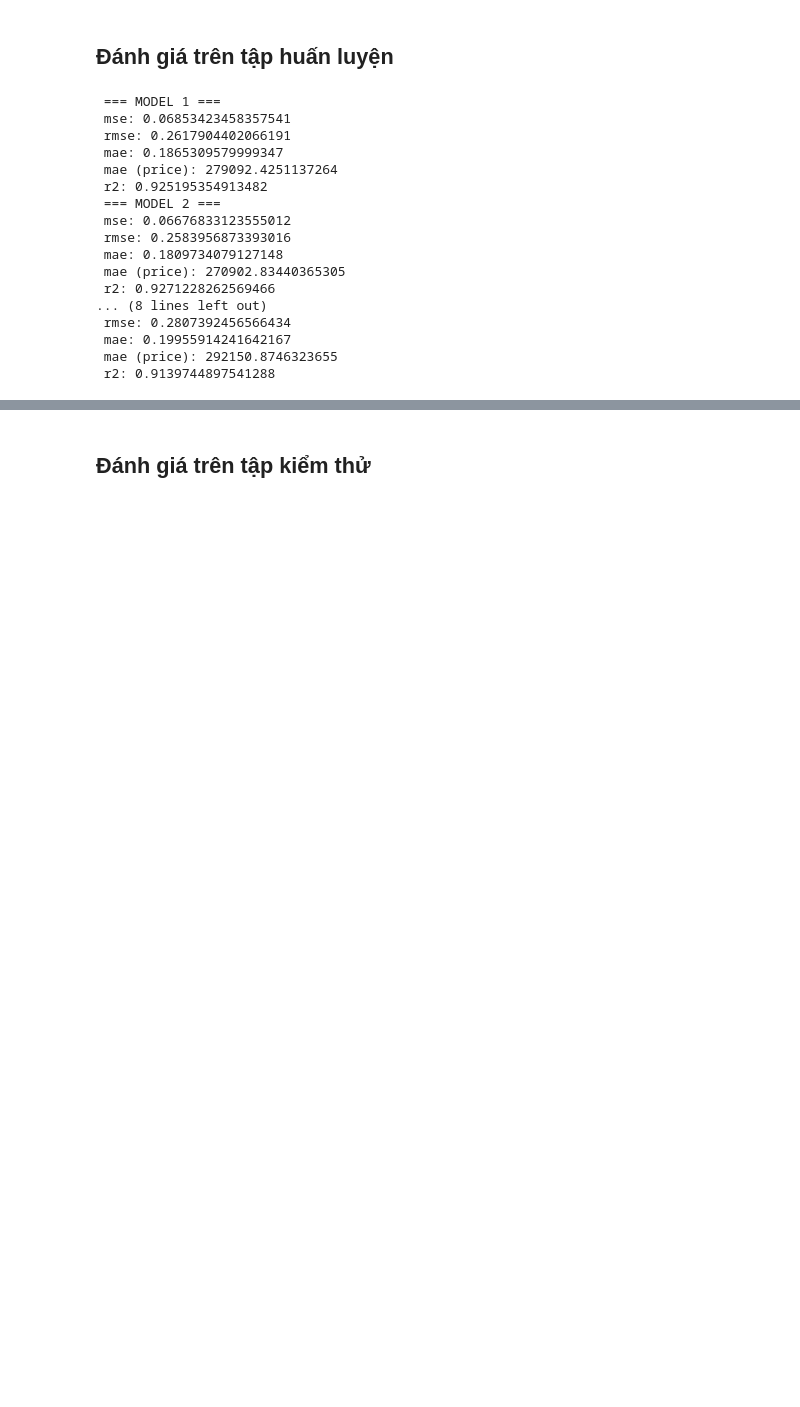
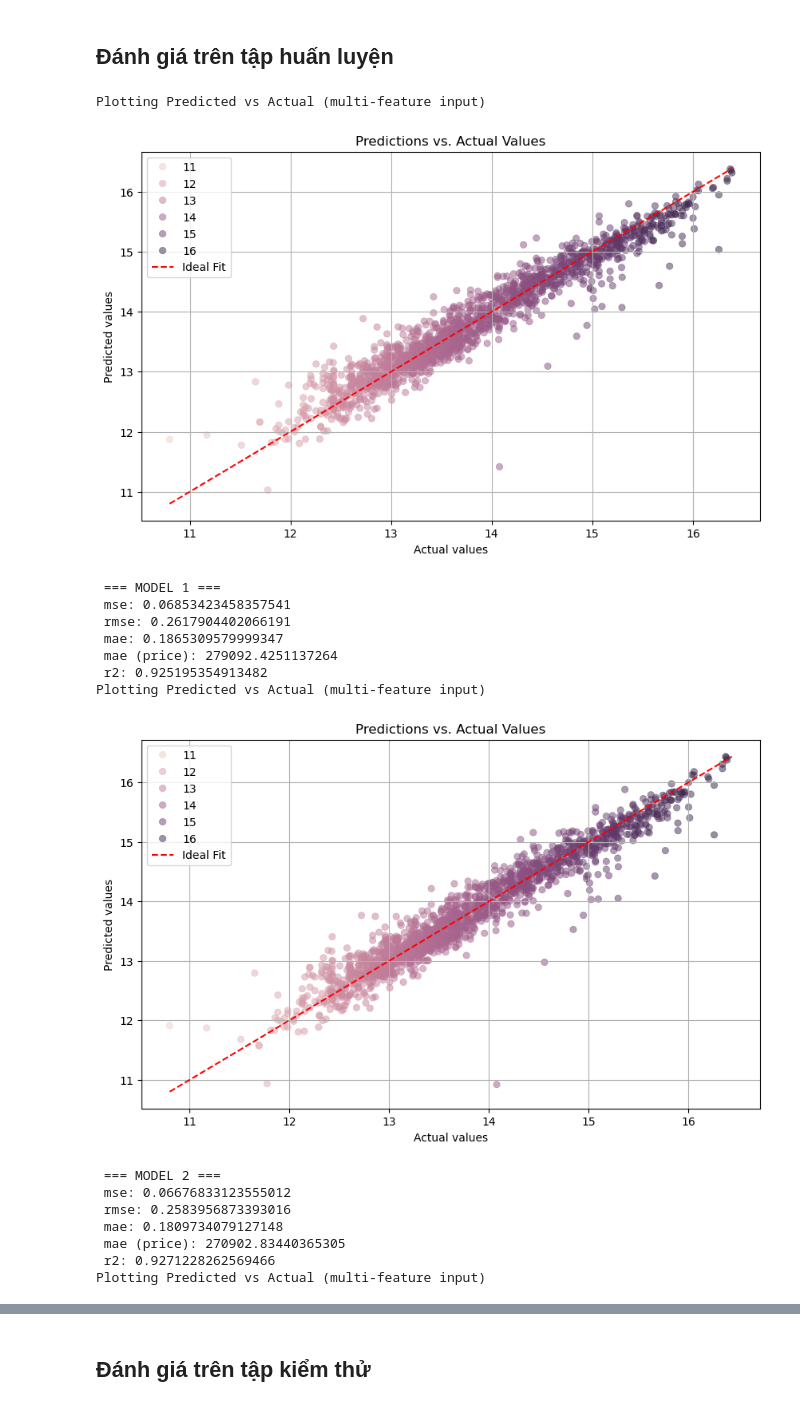
Before and after one commit to BrdH7940/Car-Price-Prediction, a Jupyter notebook: Lab.ipynb, the cells around one changed output, grey strips where cells are left out. Drawn from its saved outputs; the diff is of its cells as text; code cells hidden in the pictures; blank space fills up the shorter version.

Commit message:
[Feat] Add Visualization

```diff
--- a/Lab.ipynb
+++ b/Lab.ipynb
@@ -1136,52 +1136,57 @@ Công thức hồi quy:
 # %% [markdown]
 ## Đánh giá trên tập huấn luyện
 # %%
+from Utils.visualization import *
+
 SAVING_MODEL_PATH = 'ModelSave/linear_regression_model_'
 SAVING_SCALER_PATH = 'ModelSave/scaler_'
 
 df = pd.read_csv("Data/train.csv")
 processor = VehicleDataPreprocessor()
 df = processor.preprocess(df, train=True, norm=False)
 
 y = df["Log_Price"]
 X = df.drop("Log_Price", axis=1)
 
 X = FeatureSelector._non_linearize_features(X)
 
 for i in range(1, 5):
     feats, X_train = FeatureSelector.get_df(X, model_id=i, get_Log_Price=False)
 
     scaler_path = f"{SAVING_SCALER_PATH}{i}" + '.pkl'
     model_path = SAVING_MODEL_PATH + str(i) + '.pkl'
 
     with open(scaler_path, 'rb') as f:
         scaler = pickle.load(f)
 
     X_train = scaler.transform(X_train)
 
     with open(model_path, 'rb') as f:
         model = pickle.load(f)
 
     y_pred = model.predict(X_train)
     results = model._evaluate(y, y_pred)
+
+    visualize_results(X_train, y, y_pred)
+
     print(f" === MODEL {i} === ")
     for metric, value in results.items():
         print(f" {metric}: {value}")
 # %% [output]
- === MODEL 1 ===
- mse: 0.06853423458357541
- rmse: 0.2617904402066191
- mae: 0.1865309579999347
- mae (price): 279092.4251137264
- r2: 0.925195354913482
- === MODEL 2 ===
- mse: 0.06676833123555012
- rmse: 0.2583956873393016
- mae: 0.1809734079127148
- mae (price): 270902.83440365305
- r2: 0.9271228262569466
-... (8 lines left out)
- rmse: 0.2807392456566434
- mae: 0.19955914241642167
- mae (price): 292150.8746323655
- r2: 0.9139744897541288
+Plotting Predicted vs Actual (multi-feature input)
+[figure, added]
+ === MODEL 1 ===
+ mse: 0.06853423458357541
+ rmse: 0.2617904402066191
+ mae: 0.1865309579999347
+ mae (price): 279092.4251137264
+ r2: 0.925195354913482
+Plotting Predicted vs Actual (multi-feature input)
+[figure, added]
+ === MODEL 2 ===
+ mse: 0.06676833123555012
+ rmse: 0.2583956873393016
+ mae: 0.1809734079127148
+ mae (price): 270902.83440365305
+ r2: 0.9271228262569466
+Plotting Predicted vs Actual (multi-feature input)
```
Also changed, not shown: parts of 2 cells of this notebook, 1 other file.
